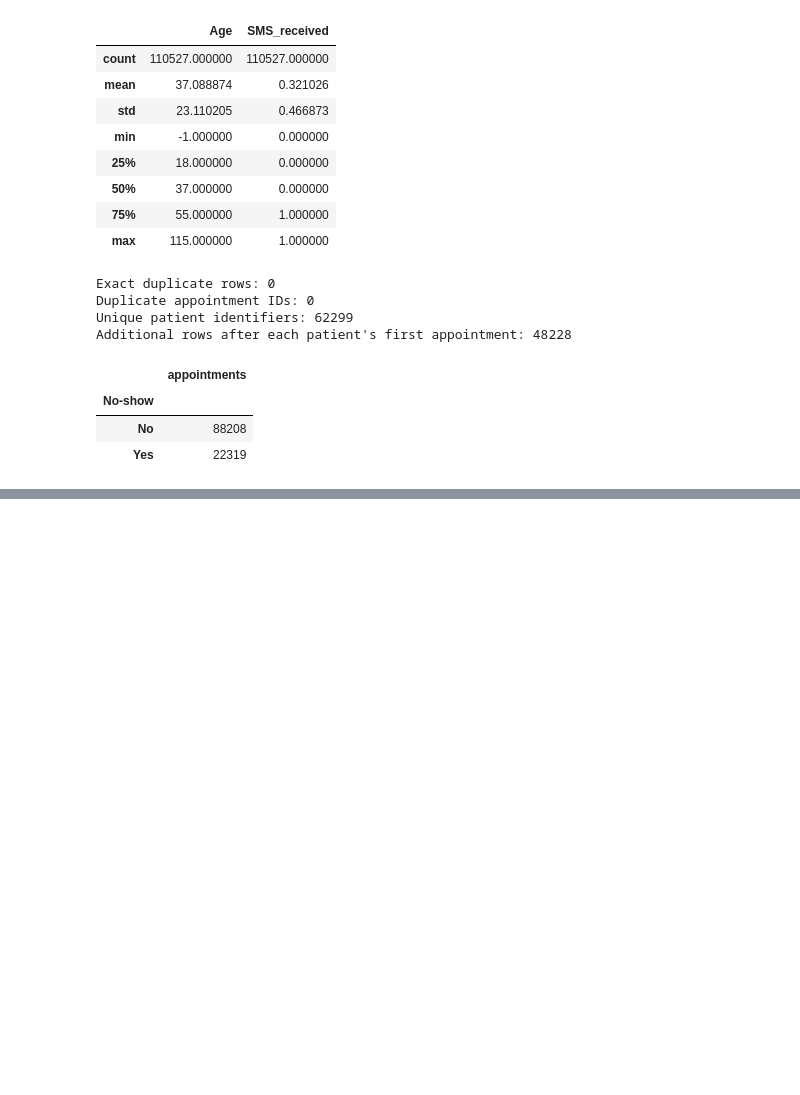
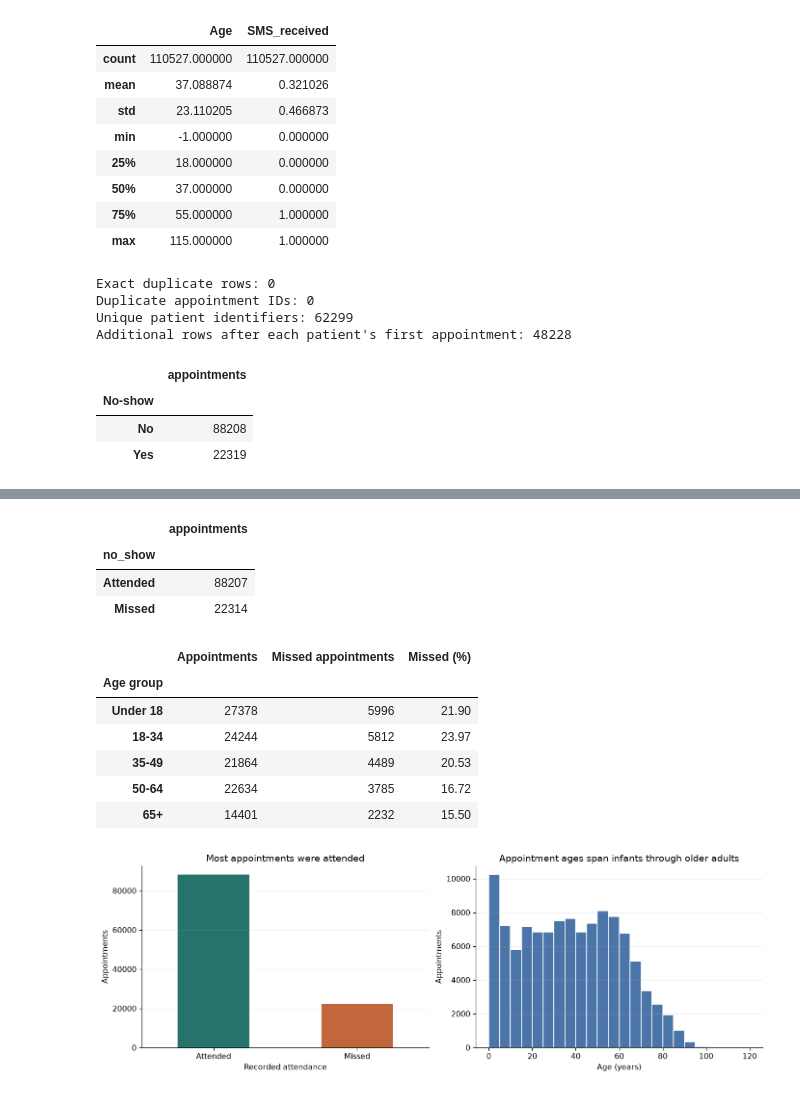
Before and after one commit to noufal85/Udacity_MS_Investigate_Dataset, a Jupyter notebook: Investigate_a_Dataset.ipynb, the cells around one changed output, grey strips where cells are left out. Saved outputs shown, nothing was run; the diff lists cells and outputs as text; code cells hidden in the pictures; blank space fills up the shorter version.

```diff
--- a/Investigate_a_Dataset.ipynb
+++ b/Investigate_a_Dataset.ipynb
@@ -611,0 +336,26 @@ claimed in this report.
+# %%
+overall_pct = 100 * appointments['no_show'].mean()
+outcome_counts = appointments['no_show'].map({False: 'Attended', True: 'Missed'}).value_counts().reindex(['Attended', 'Missed'])
+display(outcome_counts.rename('appointments').to_frame())
+age_rates = group_rates(appointments, 'age_band')
+show_rates(age_rates.rename_axis('Age group'))
+fig, axes = plt.subplots(1, 2, figsize=(12, 4), constrained_layout=True)
+outcome_counts.plot.bar(ax=axes[0], color=['#26736b', '#c2673d'], rot=0)
+label_plot(axes[0], 'Most appointments were attended', 'Recorded attendance', 'Appointments')
+appointments['age'].plot.hist(ax=axes[1], bins=np.arange(0, 121, 5), color='#4b75a8', edgecolor='white')
+label_plot(axes[1], 'Appointment ages span infants through older adults', 'Age (years)', 'Appointments')
+fig.savefig(FIGURES / '01_outcome_and_age.png', bbox_inches='tight')
+plt.show()
+# %% [output]
+|  | appointments |
+| no_show |  |
+| Attended | 88207 |
+| Missed | 22314 |
+|  | Appointments | Missed appointments | Missed (%) |
+| Age group |  |  |  |
+| Under 18 | 27378 | 5996 | 21.90 |
+| 18-34 | 24244 | 5812 | 23.97 |
+| 35-49 | 21864 | 4489 | 20.53 |
+| 50-64 | 22634 | 3785 | 16.72 |
+| 65+ | 14401 | 2232 | 15.50 |
+[figure, added]
```
Also changed, not shown: parts of 45 cells of this notebook, 14 other files.
